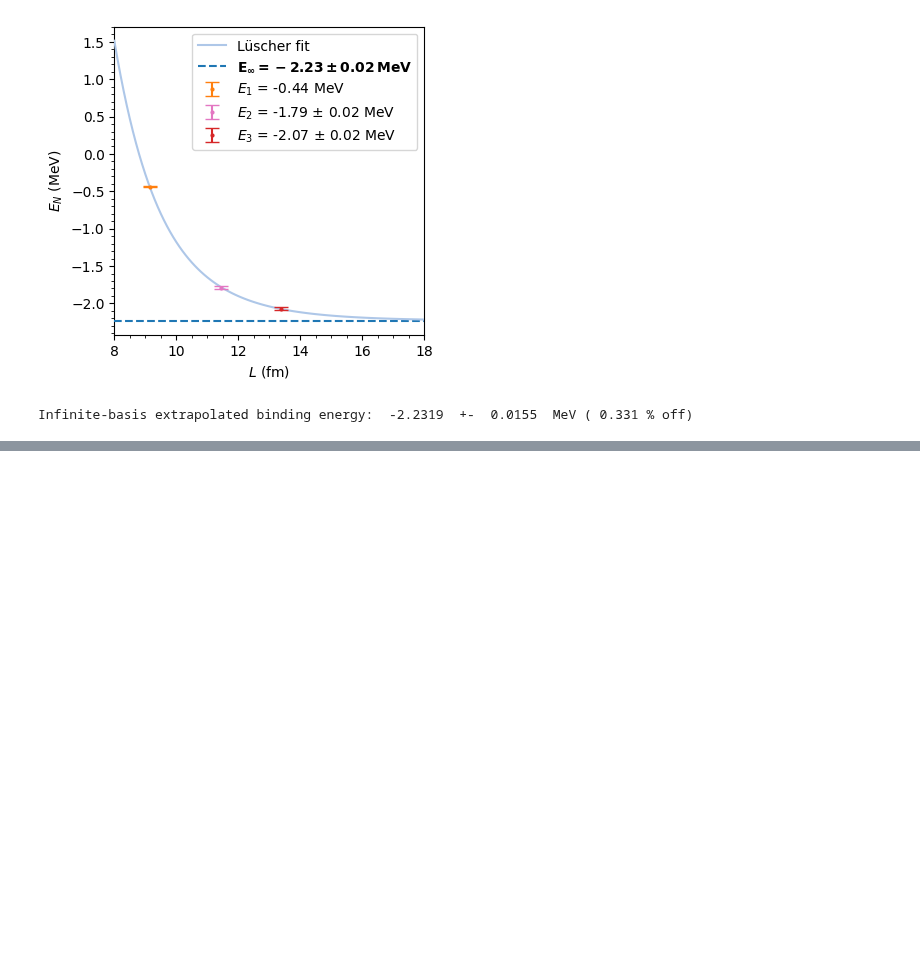
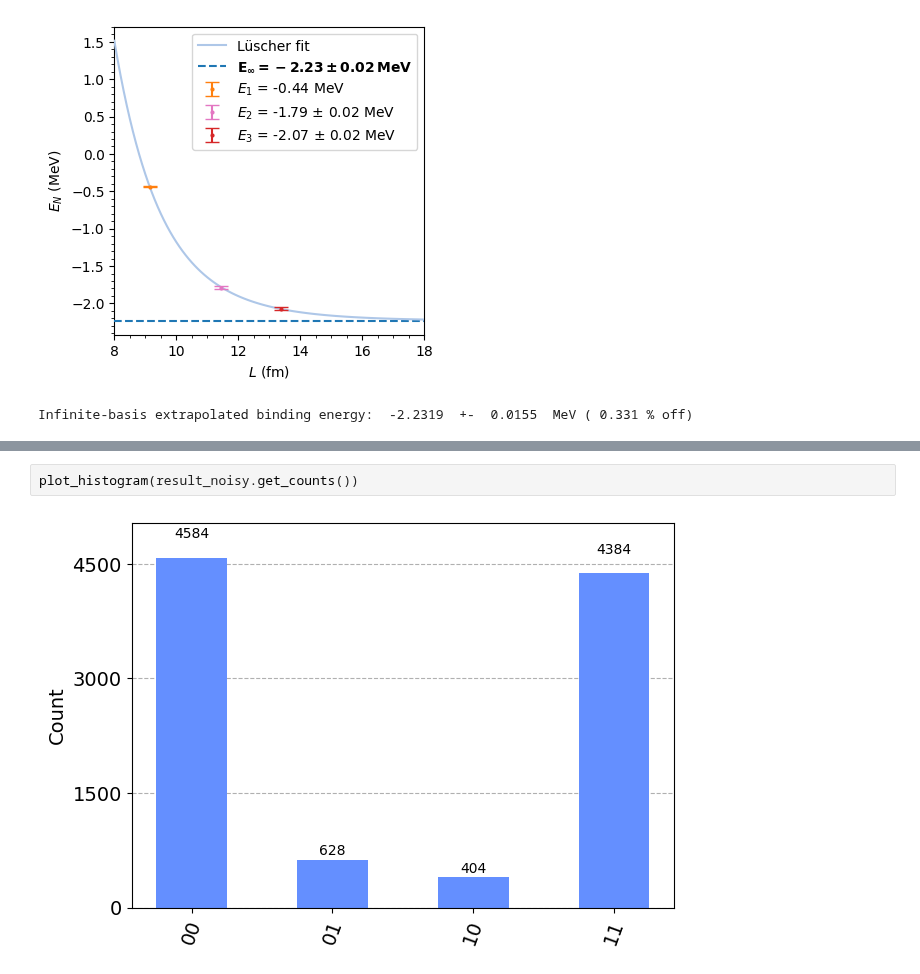
Before and after one commit to diegoscantam/2qubits, a Jupyter notebook: deuteron.ipynb, the cells around one changed output, grey strips where cells are left out. Cells and saved outputs as stored; diff of their text form; blank space fills up the shorter version.

```diff
--- a/deuteron.ipynb
+++ b/deuteron.ipynb
@@ -776,0 +899,4 @@ plt.show()
+# %%
+plot_histogram(result_noisy.get_counts())
+# %% [output]
+[figure, added]
```
Also changed, not shown: parts of 8 cells of this notebook, 2 other files.
